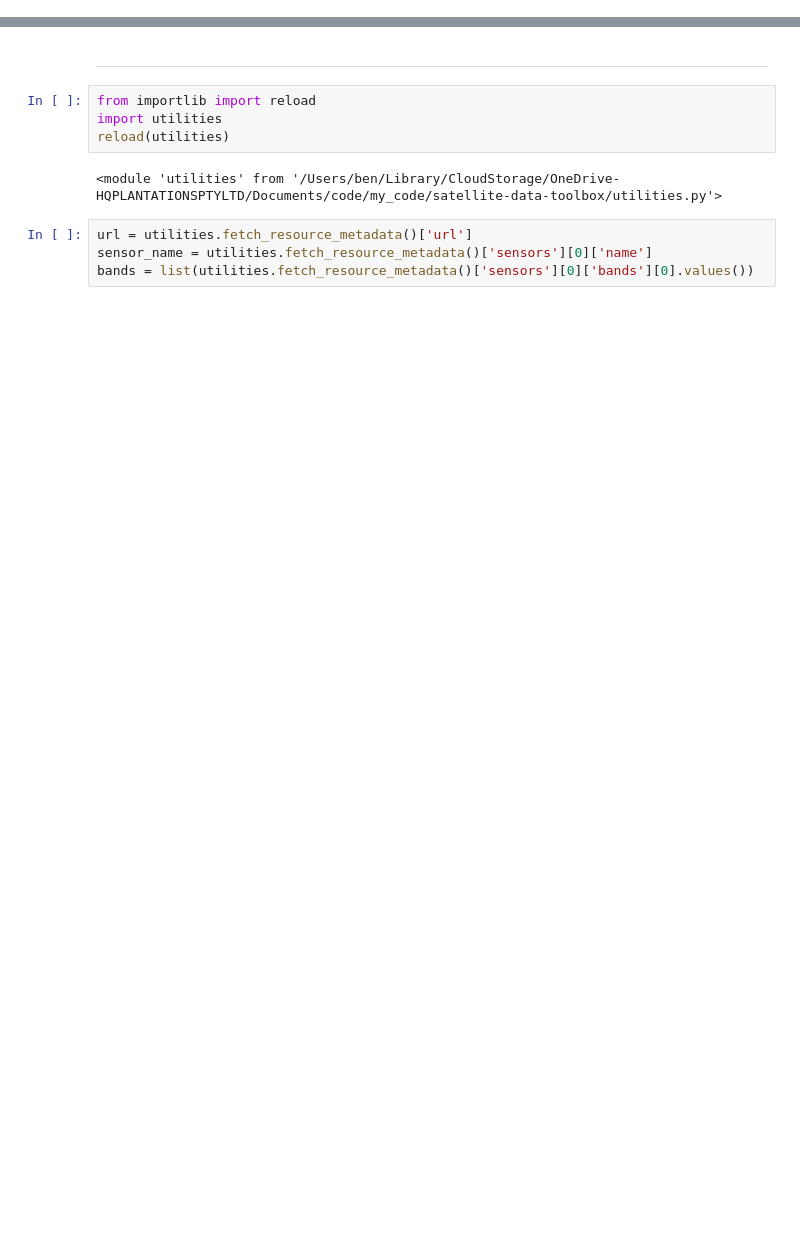
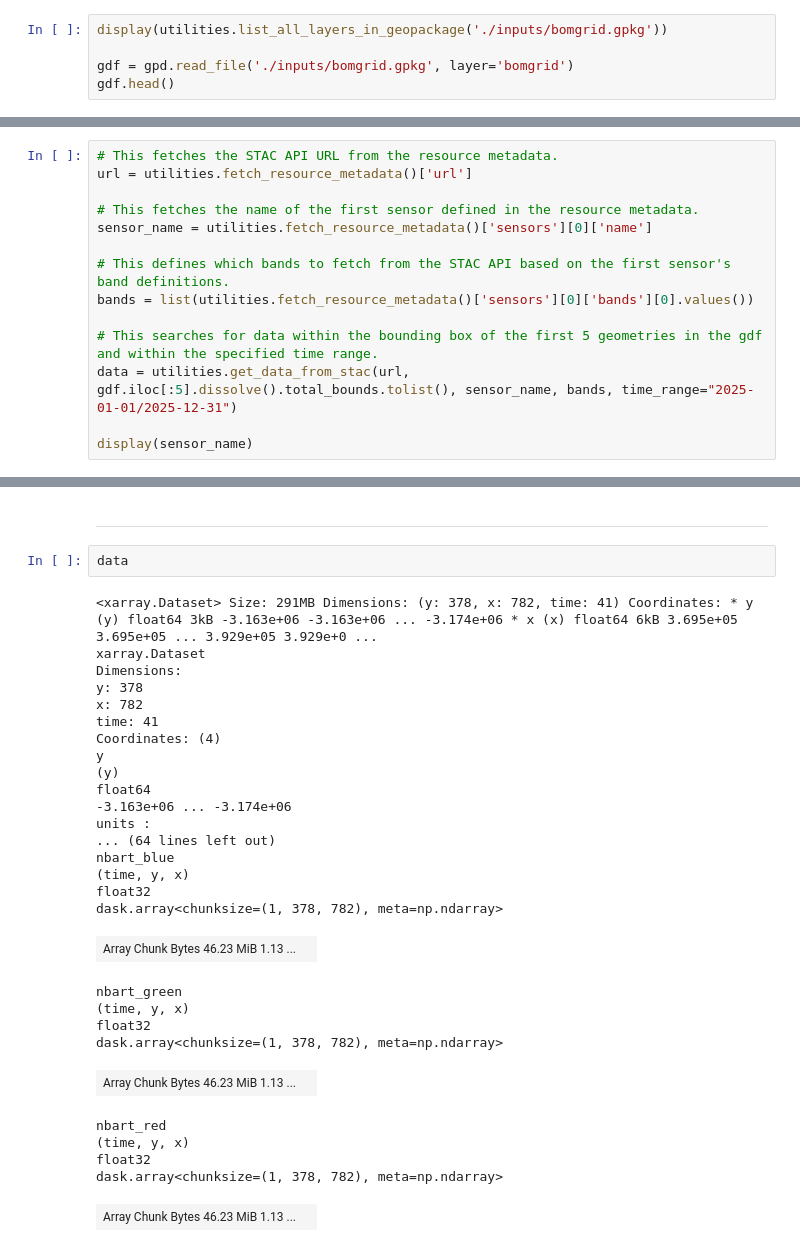
Before and after one commit to bensamross/satellite-data-toolbox, a Jupyter notebook: junk.ipynb, the cells around one changed output, grey strips where cells are left out. Saved outputs shown, nothing was run; the diff lists cells and outputs as text; blank space fills up the shorter version.

Commit message:
example notebook and utilities.py created

```diff
--- a/junk.ipynb
+++ b/junk.ipynb
@@ -26,0 +10,5 @@ gdf.head()
+# %%
+display(utilities.list_all_layers_in_geopackage('./inputs/bomgrid.gpkg'))
+
+gdf = gpd.read_file('./inputs/bomgrid.gpkg', layer='bomgrid')
+gdf.head()
@@ -68,0 +39,14 @@ cptpoly_p_points.to_file("inputs/inputs.gpkg", layer="cptpoly_p_points", driver=
+# %%
+# This fetches the STAC API URL from the resource metadata.
+url = utilities.fetch_resource_metadata()['url']
+
+# This fetches the name of the first sensor defined in the resource metadata.
+sensor_name = utilities.fetch_resource_metadata()['sensors'][0]['name']
+
+# This defines which bands to fetch from the STAC API based on the first sensor's band definitions.
+bands = list(utilities.fetch_resource_metadata()['sensors'][0]['bands'][0].values())
+
+# This searches for data within the bounding box of the first 5 geometries in the gdf and within the specified time range.
+data = utilities.get_data_from_stac(url, gdf.iloc[:5].dissolve().total_bounds.tolist(), sensor_name, bands, time_range="2025-01-01/2025-12-31")
+
+display(sensor_name)
@@ -69,12 +55,33 @@ cptpoly_p_points.to_file("inputs/inputs.gpkg", layer="cptpoly_p_points", driver=
 # %% [markdown]
 ----
-# %%
-from importlib import reload
-import utilities
-reload(utilities)
-# %% [output]
-<module 'utilities' from '/Users/ben/Library/CloudStorage/OneDrive-HQPLANTATIONSPTYLTD/Documents/code/my_code/satellite-data-toolbox/utilities.py'>
-# %%
-url = utilities.fetch_resource_metadata()['url']
-sensor_name = utilities.fetch_resource_metadata()['sensors'][0]['name']
-bands = list(utilities.fetch_resource_metadata()['sensors'][0]['bands'][0].values())
+# %%
+data
+# %% [output]
+<xarray.Dataset> Size: 291MB Dimensions: (y: 378, x: 782, time: 41) Coordinates: * y (y) float64 3kB -3.163e+06 -3.163e+06 ... -3.174e+06 * x (x) float64 6kB 3.695e+05 3.695e+05 ... 3.929e+05 3.929e+0 ...
+xarray.Dataset
+Dimensions:
+y: 378
+x: 782
+time: 41
+Coordinates: (4)
+y
+(y)
+float64
+-3.163e+06 ... -3.174e+06
+units :
+... (64 lines left out)
+nbart_blue
+(time, y, x)
+float32
+dask.array<chunksize=(1, 378, 782), meta=np.ndarray>
+| Array Chunk Bytes 46.23 MiB 1.13 ... |  |
+nbart_green
+(time, y, x)
+float32
+dask.array<chunksize=(1, 378, 782), meta=np.ndarray>
+| Array Chunk Bytes 46.23 MiB 1.13 ... |  |
+nbart_red
+(time, y, x)
+float32
+dask.array<chunksize=(1, 378, 782), meta=np.ndarray>
+| Array Chunk Bytes 46.23 MiB 1.13 ... |  |
```
Also changed, not shown: parts of 45 cells of this notebook, 19 other files.
